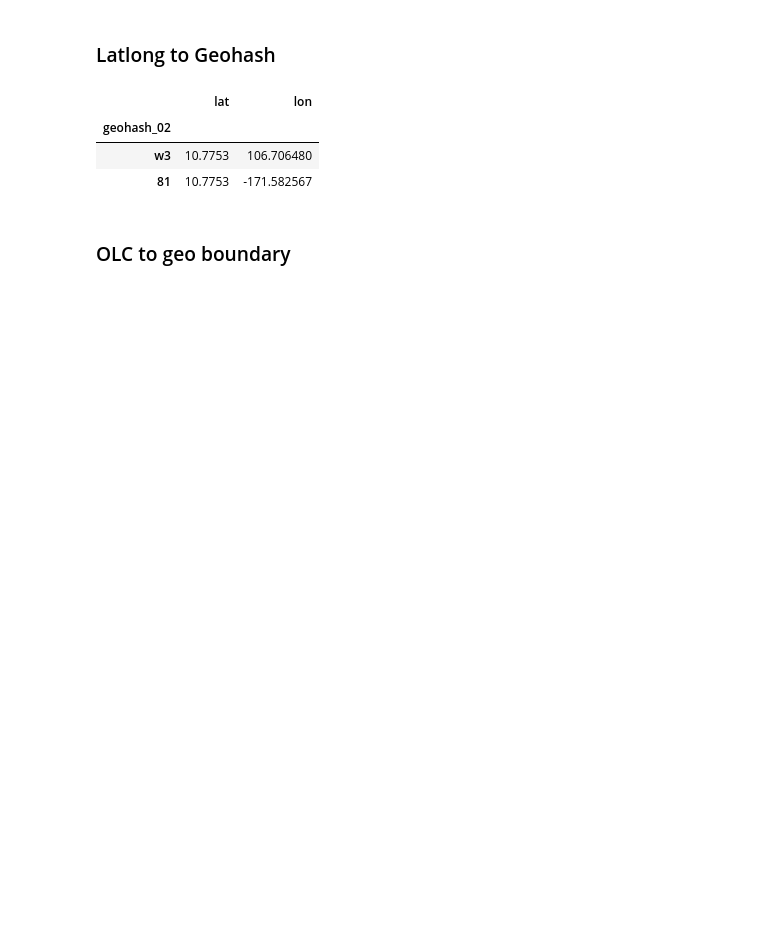
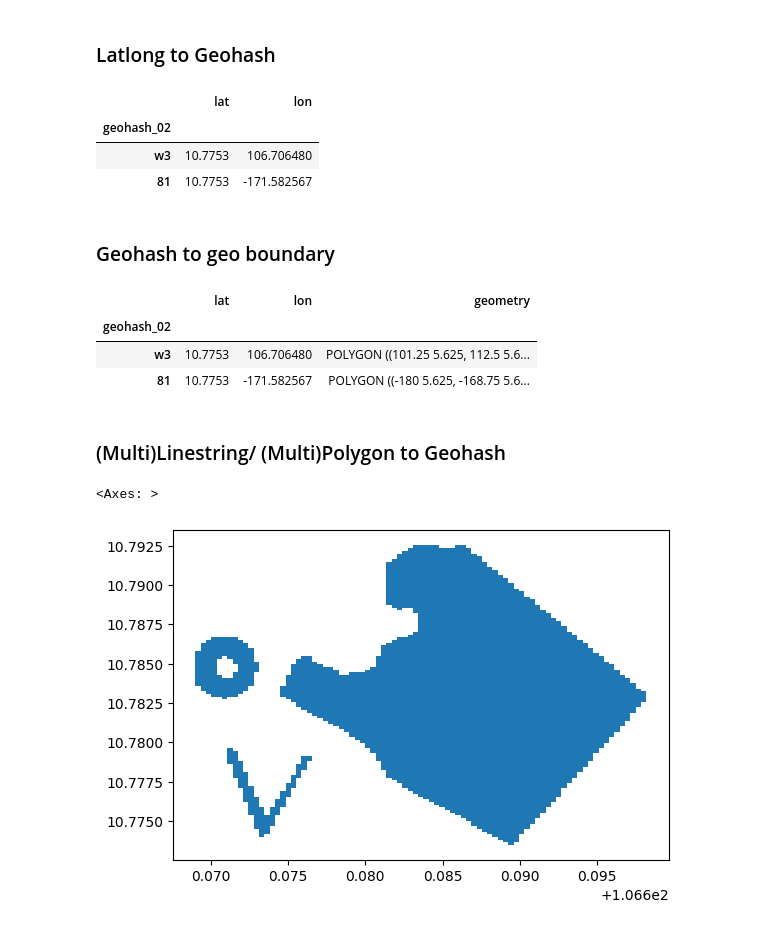
Before and after one commit to opengeoshub/vgridpandas, a Jupyter notebook: docs/notebooks/09_geohash.ipynb, the cells around one changed output. Drawn from its saved outputs; the diff is of its cells as text; code cells hidden in the pictures; blank space fills up the shorter version.

```diff
--- a/docs/notebooks/09_geohash.ipynb
+++ b/docs/notebooks/09_geohash.ipynb
@@ -19,8 +25,26 @@ df
 | w3 | 10.7753 | 106.706480 |
 | 81 | 10.7753 | -171.582567 |
 # %% [markdown]
-### OLC to geo boundary
+### Geohash to geo boundary
 # %%
 df = df.geohash.geohash2geo()
 df
-df.to_file(f"geohash_{resolution}.geojson", driver="GeoJSON")
+# %% [output]
+|  | lat | lon | geometry |
+| geohash_02 |  |  |  |
+| w3 | 10.7753 | 106.706480 | POLYGON ((101.25 5.625, 112.5 5.6... |
+| 81 | 10.7753 | -171.582567 | POLYGON ((-180 5.625, -168.75 5.6... |
+# %% [markdown]
+### (Multi)Linestring/ (Multi)Polygon to Geohash
+# %%
+import geopandas as gpd
+from vgridpandas import geohashpandas
+
+gdf = gpd.read_file('https://raw.githubusercontent.com/opengeoshub/vopendata/refs/heads/main/shape/polygon.geojson')
+resolution = 8
+gdf_polyfill = gdf.geohash.polyfill(resolution, predicate = "intersects", compact = True)
+gdf_polyfill = gdf_polyfill.geohash.geohash2geo(geohash_column = "geohash_polyfill")
+gdf_polyfill.plot()
+# %% [output]
+<Axes: >
+[figure, added]
```
Also changed, not shown: parts of 4 cells of this notebook, 42 other files.
